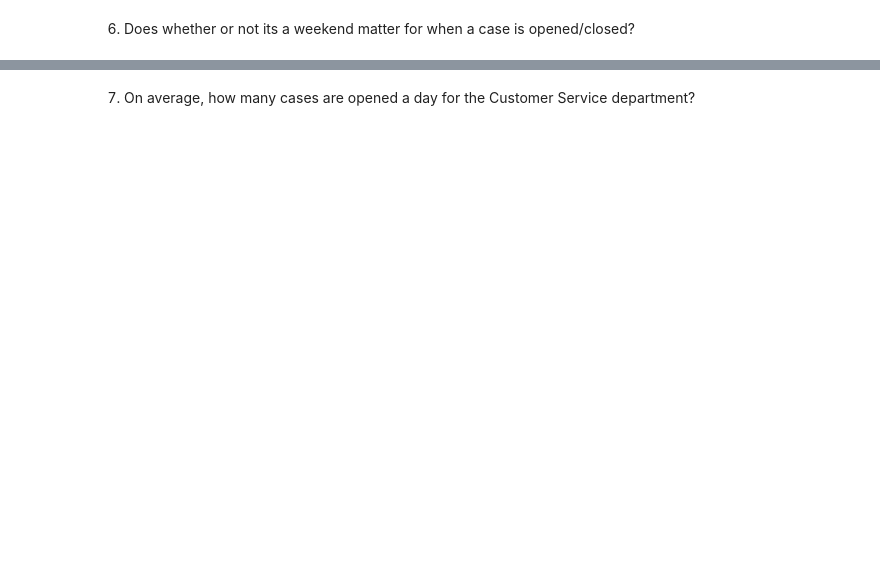
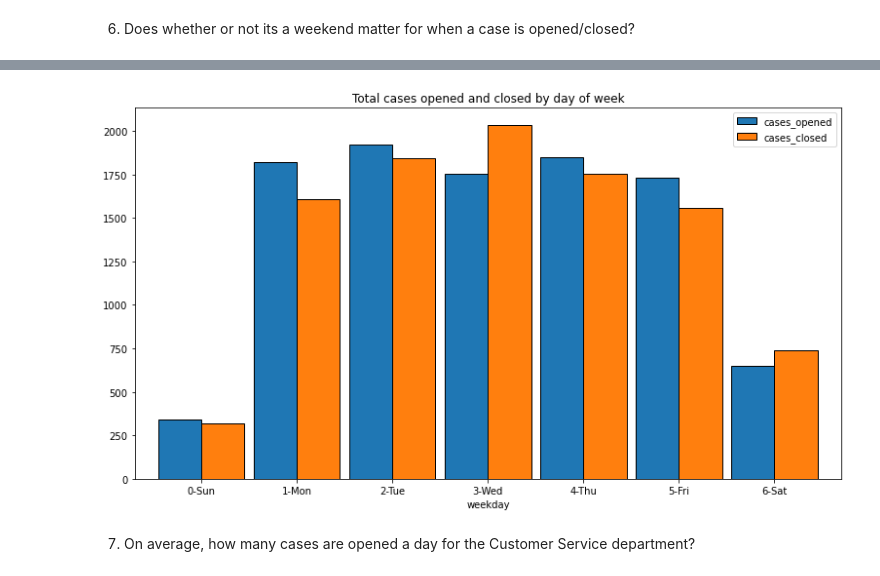
Before and after one commit to RyvynYoung/spark-exercises, a Jupyter notebook: explore.ipynb, the cells around one changed output, grey strips where cells are left out. Cells and saved outputs as stored; diff of their text form; code cells hidden in the pictures; blank space fills up the shorter version.

Commit message:
exercises complete minus number 2

```diff
--- a/explore.ipynb
+++ b/explore.ipynb
@@ -233,3 +234,19 @@ cases_by_day = df.select(
     date_format("case_opened_date", "yyyy-MM-dd").alias("case_opened_date"),
     date_format("case_closed_date", "yyyy-MM-dd").alias("case_closed_date"),
 )
+# %%
+# based on the opened date column created above, group by the date and count the number of cases for that day
+# send this to Pandas, convert each to Pandas datetime, set the date as index with the count
+cases_opened_by_day = (
+    cases_by_day
+    .groupby('case_opened_date')
+    .count()
+    .na.drop()
+    .sort('case_opened_date')
+    .toPandas()
+    .assign(case_opened_date=lambda df: pd.to_datetime(df.case_opened_date))
+    .set_index('case_opened_date')
+    ['count']
+)
+cases_opened_by_day.name = 'cases_opened'
+cases_opened_by_day
@@ -235,0 +267,19 @@ cases_by_day = df.select(
+# %%
+# do the above steps again for case closed date
+cases_closed_by_day = (
+    cases_by_day
+    .groupby('case_closed_date')
+    .count()
+    .na.drop()
+    .sort('case_closed_date')
+    .toPandas()
+    .assign(case_closed_date=lambda df: pd.to_datetime(df.case_closed_date))
+    .set_index('case_closed_date')
+    ['count']
+)
+cases_closed_by_day.name = 'cases_closed'
+# %%
+# concat these series together
+ts = pd.concat([cases_opened_by_day, cases_closed_by_day], axis=1)
+ts
+# now we have a time series Pandas df to visualize with
@@ -235,0 +300,11 @@ cases_by_day = df.select(
+# %%
+# create a weekday column that has the number of day and abreviation for day to use as lables
+ts['weekday'] = ts.index.strftime('%w-%a')
+# get the average cases open/closed by day as a bar chart
+ts.groupby('weekday').mean().plot.bar(figsize=(13, 7), ec='black', width=.9)
+
+plt.title('Total cases opened and closed by day of week')
+plt.xticks(rotation=0)
+plt.show()
+# %% [output]
+[figure, added]
```
Also changed, not shown: parts of 13 cells of this notebook.
